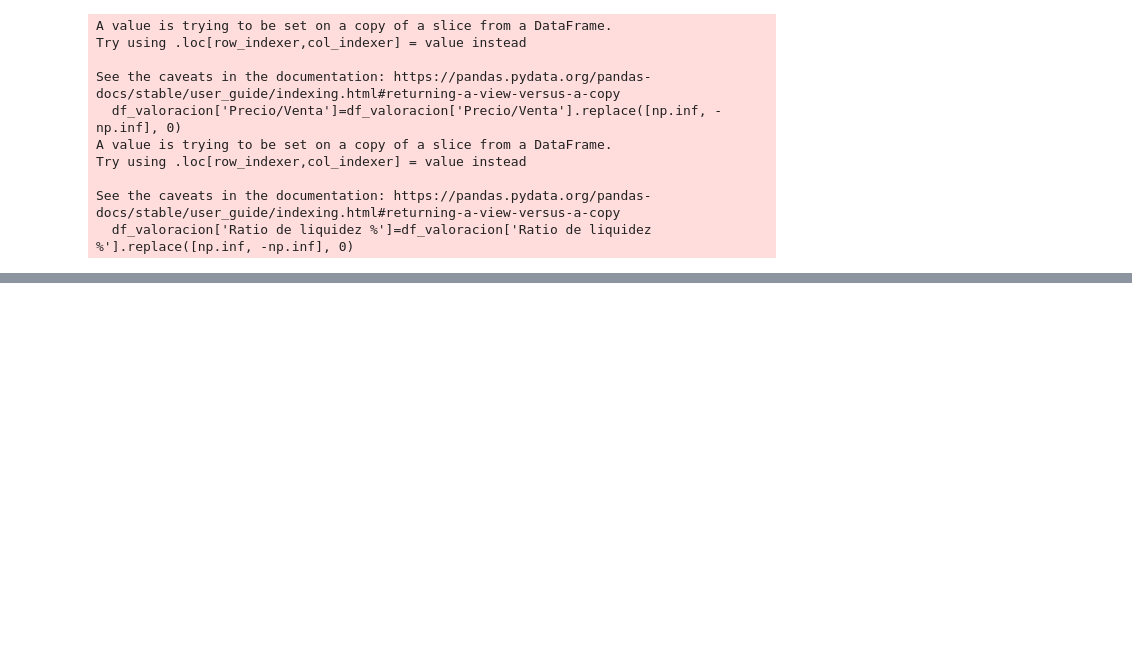
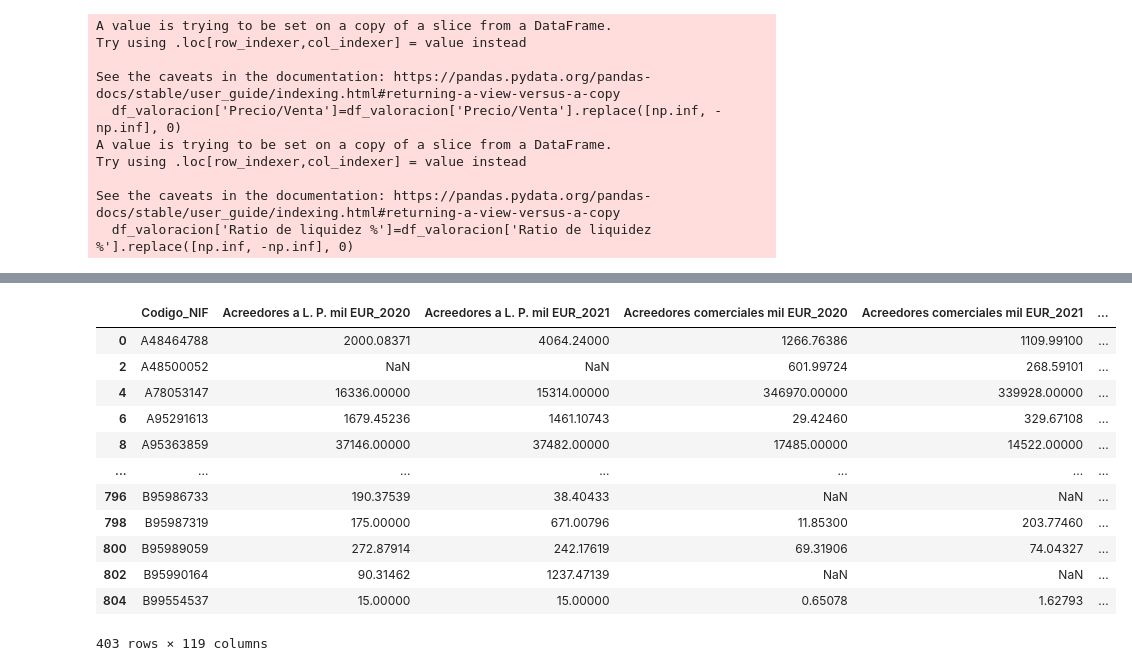
Before and after one commit to unaimleal/spri_reto_07_morado, a Jupyter notebook: preprocesamiento.ipynb, the cells around one changed output, grey strips where cells are left out. Cells and saved outputs as stored; diff of their text form; code cells hidden in the pictures; blank space fills up the shorter version.

```diff
--- a/preprocesamiento.ipynb
+++ b/preprocesamiento.ipynb
@@ -946,0 +1008,8 @@ df_valoracion
+# %%
+variables_financieras_eliminadas= ['Resultado Actividades Ordinarias mil EUR', 'Inmovilizado material mil EUR',
+ 'Inmovilizado inmaterial mil EUR', 'Existencias mil EUR', 'Rotacion de las existencias %',
+ 'Dotaciones para amortiz. de inmovil. mil EUR']
+columnas_financieras_completas= columnas_financieras.drop(['year', 'Codigo_NIF', 'n_missings']).drop(variables_financieras_eliminadas)
+columnas_financieras_completas= columnas_financieras_completas.append(pd.Index(['Total pasivo']))
+
+df_pivotado= df.pivot_table(index='Codigo_NIF', columns='year', values=columnas_financieras_completas,)
@@ -946,0 +1022,28 @@ df_valoracion
+# %%
+# se pasan las columnas de los años de df_pivotado como sufijo de las columnas de df_pivotado
+df_pivotado.columns= df_pivotado.columns.map('{0[0]}_{0[1]}'.format)
+df_pivotado= df_pivotado.reset_index()
+# luego se añaden el resto de columnas de df seleccionando las que no estan en df_pivotado
+columnas= columnas_financieras_completas.tolist()
+df_adquisicion_completo= pd.merge(df_pivotado, df.loc[:,~df.columns.isin(columnas)], on= 'Codigo_NIF', how='left')
+
+# se quitan las filas duplicadas
+df_adquisicion_completo= df_adquisicion_completo.drop('n_missings', axis=1)
+# se quita 1 de cada 2 filas porque hay duplicados
+df_adquisicion_completo= df_adquisicion_completo.drop_duplicates(subset='Codigo_NIF', keep='first')
+
+df_adquisicion_completo
+# %% [output]
+|  | Codigo_NIF | Acreedores a L. P. mil EUR_2020 | Acreedores a L. P. mil EUR_2021 | Acreedores comerciales mil EUR_2020 | Acreedores comerciales mil EUR_2021 | ... |
+| 0 | A48464788 | 2000.08371 | 4064.24000 | 1266.76386 | 1109.99100 | ... |
+| 2 | A48500052 | NaN | NaN | 601.99724 | 268.59101 | ... |
+| 4 | A78053147 | 16336.00000 | 15314.00000 | 346970.00000 | 339928.00000 | ... |
+| 6 | A95291613 | 1679.45236 | 1461.10743 | 29.42460 | 329.67108 | ... |
+| 8 | A95363859 | 37146.00000 | 37482.00000 | 17485.00000 | 14522.00000 | ... |
+| ... | ... | ... | ... | ... | ... | ... |
+| 796 | B95986733 | 190.37539 | 38.40433 | NaN | NaN | ... |
+| 798 | B95987319 | 175.00000 | 671.00796 | 11.85300 | 203.77460 | ... |
+| 800 | B95989059 | 272.87914 | 242.17619 | 69.31906 | 74.04327 | ... |
+| 802 | B95990164 | 90.31462 | 1237.47139 | NaN | NaN | ... |
+| 804 | B99554537 | 15.00000 | 15.00000 | 0.65078 | 1.62793 | ... |
+403 rows × 119 columns
```
Also changed, not shown: parts of 58 cells of this notebook.
